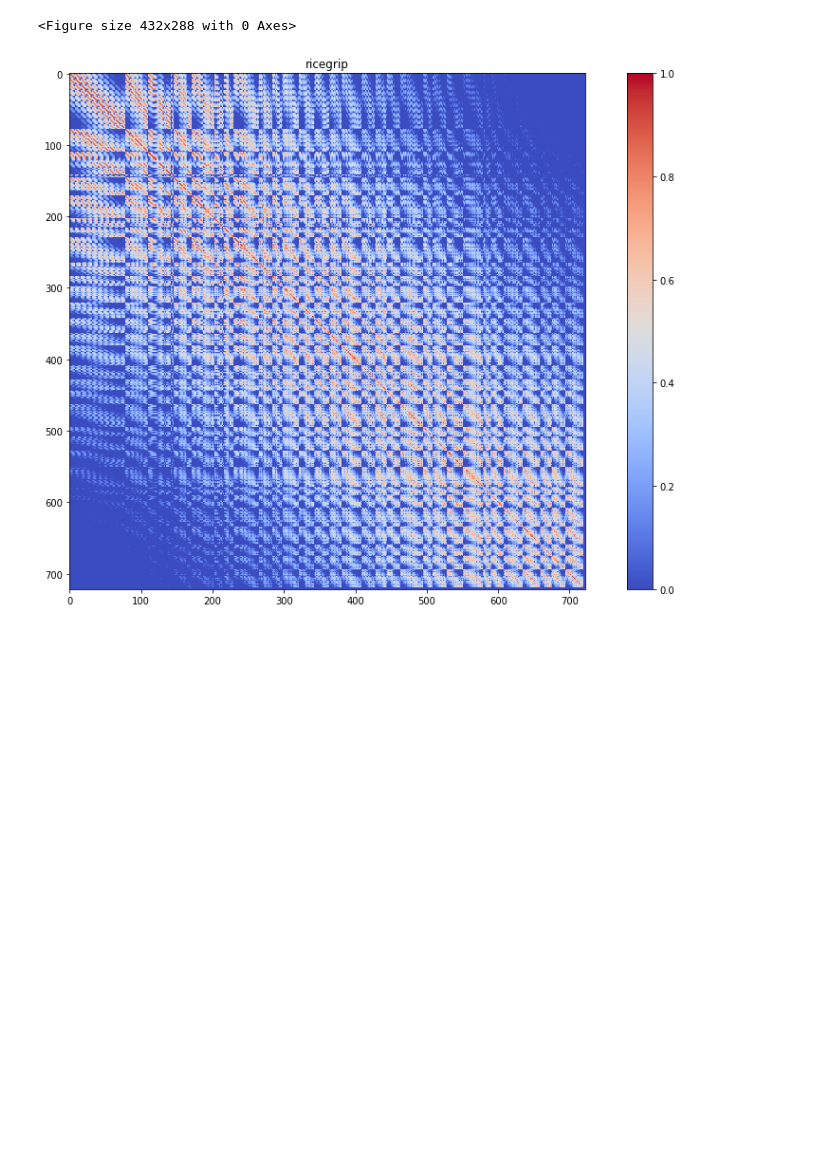
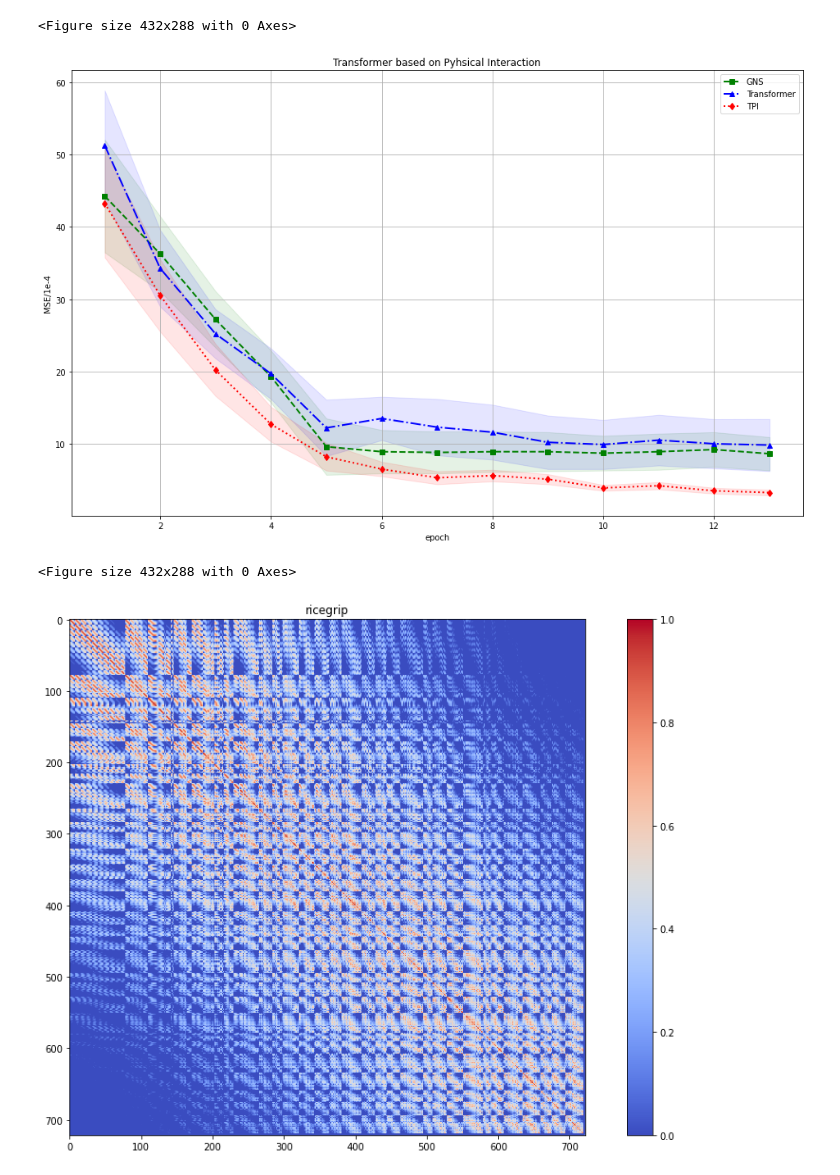
Before and after one commit to zzzBone/TGA, a Jupyter notebook: tools/draw.ipynb, the cells around one changed output. Saved outputs shown, nothing was run; the diff lists cells and outputs as text; code cells hidden in the pictures; blank space fills up the shorter version.

```diff
--- a/tools/draw.ipynb
+++ b/tools/draw.ipynb
@@ -113,6 +116,53 @@ plt.savefig("/home/zbl/sim/TIE_ECCV2022/imgs/GNN_vs_Transformer.png")
 # %% [output]
 [figure]
 <Figure size 432x288 with 0 Axes>
+# %%
+# 假设的迭代次数和准确率数据
+x = np.array([1, 2, 3, 4, 5, 6, 7, 8, 9, 10, 11, 12, 13])
+y2 = np.array([44.26, 36.27, 27.2, 19.3, 9.6, 8.9, 8.8, 8.9, 8.9, 8.7, 8.9, 9.2, 8.62])
+y3 = np.array([51.26, 34.27, 25.2, 19.7, 12.2, 13.5, 12.3, 11.6, 10.2, 9.9, 10.5, 10.0, 9.82])
+y4 = np.array([43.26, 30.52, 20.2, 12.7, 8.2, 6.5, 5.3, 5.6, 5.1, 3.9, 4.2, 3.5, 3.25])
+
+std2 = np.array([7.8, 5.2, 3.9, 3.6, 3.9, 3.0, 2.9, 2.8, 2.7, 2.4, 2.5, 2.4, 2.3])
+std3 = np.array([7.6, 5.3, 3.4, 3.5, 3.9, 3.0, 3.9, 3.8, 3.7, 3.4, 3.5, 3.4, 3.6])
+std4 = np.array([7.5, 5.0, 3.6, 2.4, 1.9, 1.0, 0.9, 0.8, 0.7, 0.4, 0.5, 0.4, 0.4])
+
+# 创建图形
+plt.figure(figsize=(16, 10))
+
+# # 绘制曲线图
+# plt.errorbar(iterations, accuracy_1, yerr=std_dev_model1, marker='o', linestyle='-', color='b', label='GCN')
+# plt.errorbar(iterations, accuracy_2, yerr=std_dev_model2, marker='s', linestyle='--', color='r', label='GraphSage')
+
+# 绘制四条折线图，并添加误差线
+
+
+plt.plot(x, y2, label='GNS', color='green', marker='s', linestyle='--', linewidth=2)
+plt.fill_between(x, y2 - std2, y2 + std2, color='green', alpha=0.1)
+
+plt.plot(x, y3, label='Transformer', color='blue', marker='^', linestyle='-.', linewidth=2)
+plt.fill_between(x, y3 - std3, y3 + std3, color='blue', alpha=0.1)
+
+plt.plot(x, y4, label='TPI', color='red', marker='d', linestyle=':', linewidth=2)
+plt.fill_between(x, y4 - std4, y4 + std4, color='red', alpha=0.1)
+
+# 添加标题和标签
+plt.title('Transformer based on Pyhsical Interaction')
+plt.xlabel('epoch')
+plt.ylabel('MSE/1e-4')
+
+# 显示网格
+plt.grid(True)
+
+# 显示图例
+plt.legend()
+
+# 显示图形
+plt.show()
+plt.savefig("/home/zbl/sim/TIE_ECCV2022/imgs/TPI.png")
+# %% [output]
+[figure, added]
+<Figure size 432x288 with 0 Axes>
 # %%
 def compute_distance_matrix(points):
     # points 的形状为 [3, 1024]
```
Also changed, not shown: parts of 1 cell of this notebook, 6 other files.
